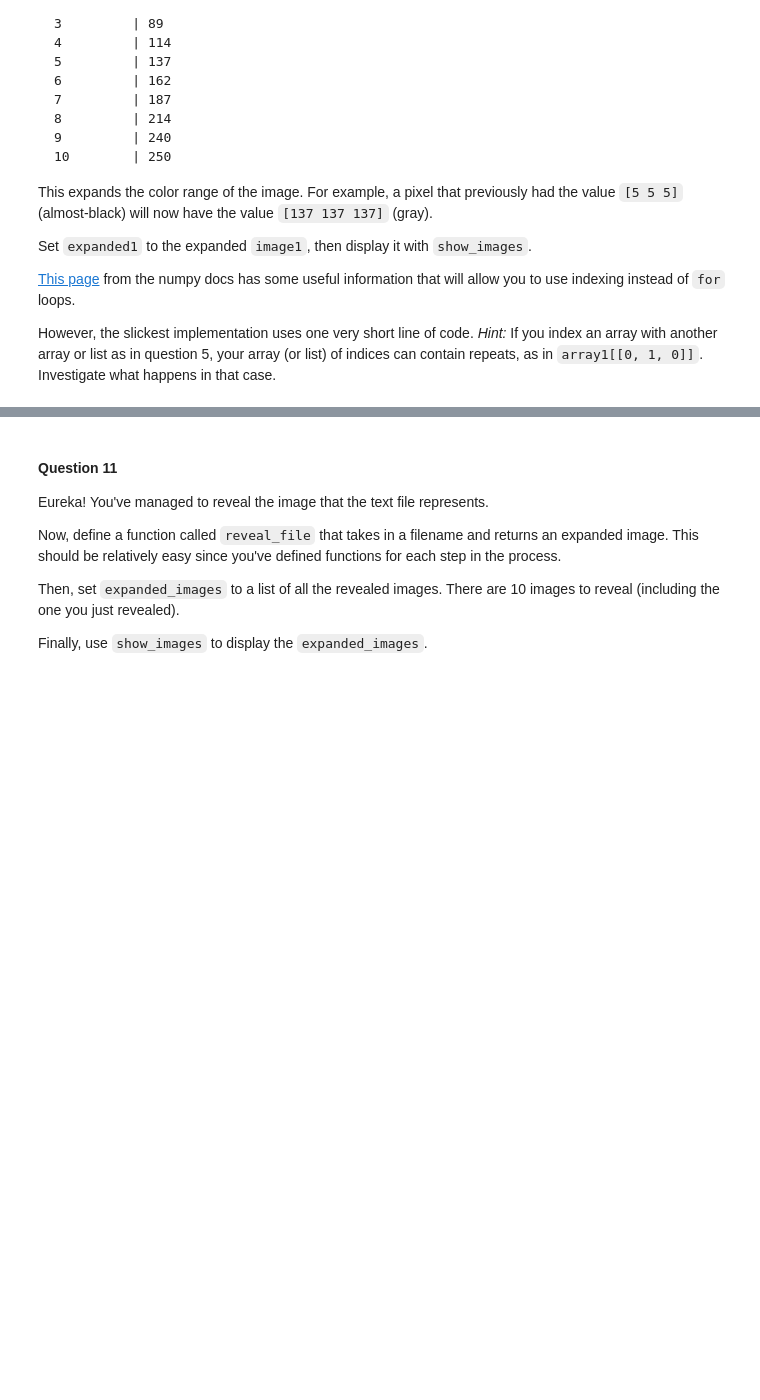
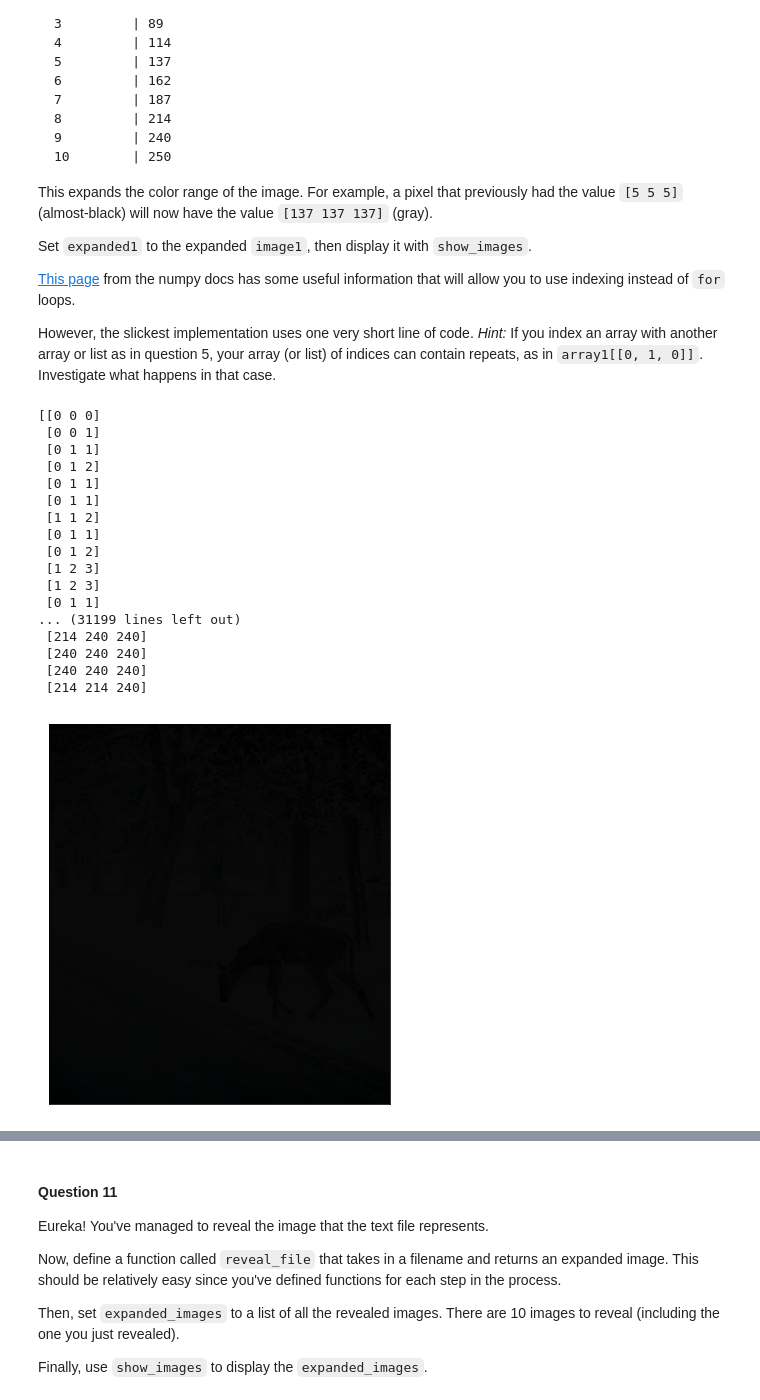
Before and after one commit to oliviapy960825/oliviapy960825.github.io, a Jupyter notebook: Assignments/HW1.ipynb, the cells around one changed output, grey strips where cells are left out. Cells and saved outputs as stored; diff of their text form; code cells hidden in the pictures; blank space fills up the shorter version.

```diff
--- a/Assignments/HW1.ipynb
+++ b/Assignments/HW1.ipynb
@@ -704,9 +621,36 @@ Investigate what happens in that case.
 # %%
 # This array is provided for your convenience.
 transformed = np.array([12, 37, 65, 89, 114, 137, 162, 187, 214, 240, 250])
+#print(transformed)
+#print(transformed[0])
 
 def expand_image_range(image):
-    ...
-
-expanded1 = ...
+    #print(image)
+    for ele in image:
+        print(ele)
+        print(transformed[ele])
+        ele=transformed[ele]
+    print(image)
+    return image
+expanded1 = expand_image_range(image1)
 show_images(expanded1)
+plt.show()
+# %% [output]
+[[0 0 0]
+ [0 0 1]
+ [0 1 1]
+ [0 1 2]
+ [0 1 1]
+ [0 1 1]
+ [1 1 2]
+ [0 1 1]
+ [0 1 2]
+ [1 2 3]
+ [1 2 3]
+ [0 1 1]
+... (31199 lines left out)
+ [214 240 240]
+ [240 240 240]
+ [240 240 240]
+ [214 214 240]
+[figure, added]
```
Also changed, not shown: parts of 32 cells of this notebook, 2 other files.
